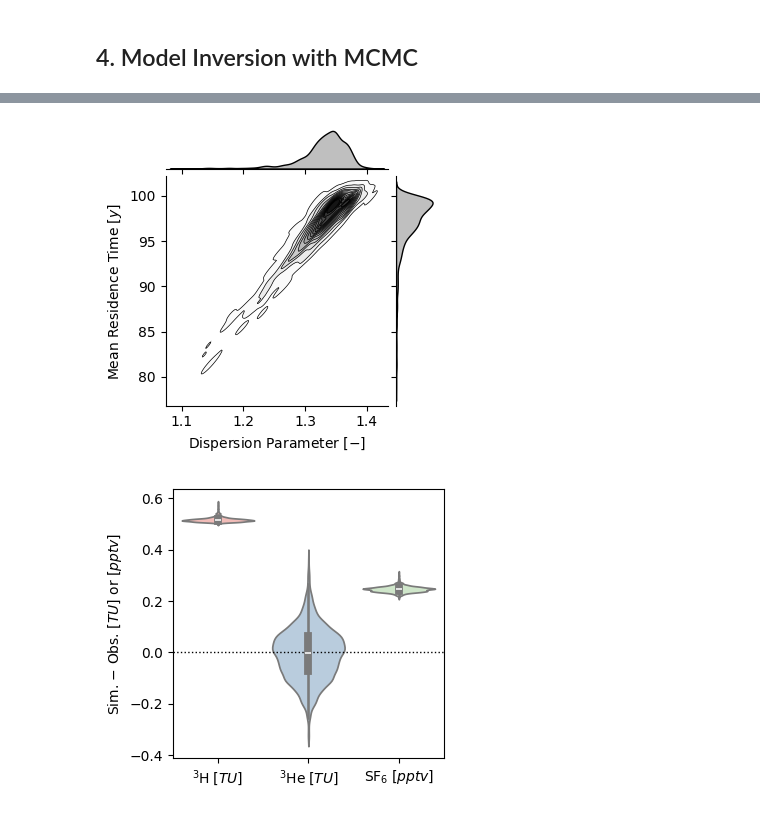
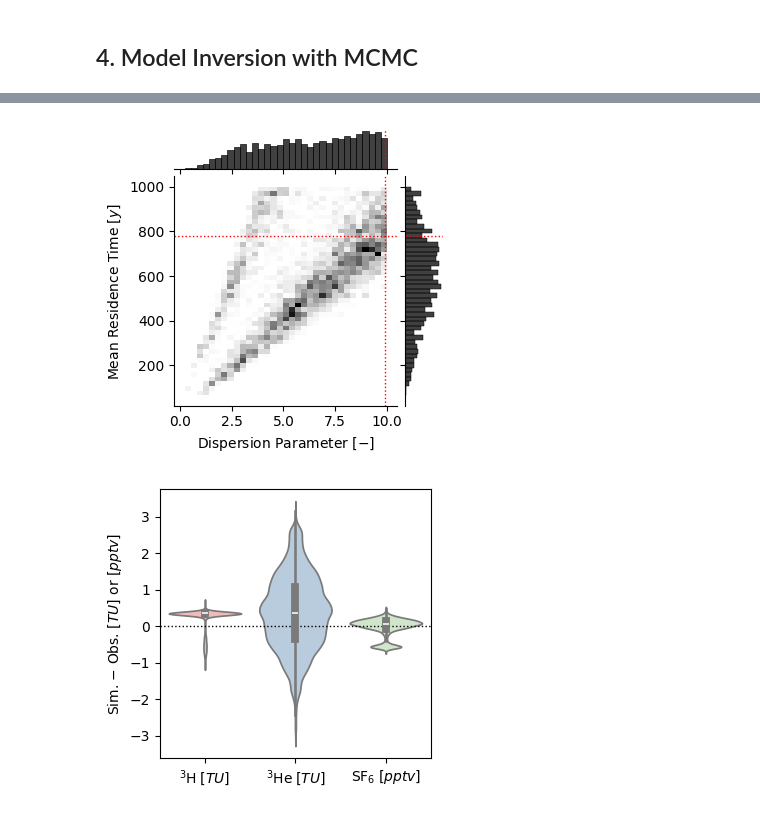
Before and after one commit to iGW-TU-Dresden/PyTracerLab, a Jupyter notebook: docs/examples/example_08.ipynb, the cells around one changed output, grey strips where cells are left out. Drawn from its saved outputs; the diff is of its cells as text; code cells hidden in the pictures.

```diff
--- a/docs/examples/example_08.ipynb
+++ b/docs/examples/example_08.ipynb
@@ -117,7 +117,7 @@ dm_dp_init = 0.8
 m.add_unit(
     ism.DMUnit(mtt=dm_mtt_init, DP=dm_dp_init),
     fraction=1.,
-    bounds=[(1.0, 100.), (0.1, 2.0)],
+    bounds=[(1.0, 1000.), (0.01, 10.0)],
     prefix="dm"
 )
 # %% [markdown]
@@ -127,6 +127,7 @@ m.add_unit(
 # mtt_range = np.linspace(1, 250, 150)
 # mtt_range = np.arange(1., 250., 10)
 mtt_range = np.logspace(0., 2.35, 91)
+mtt_range = np.logspace(0., 2.7, 91)
 
 # Create empty array of results
 results = np.zeros((3, len(mtt_range), len(input_series)))
@@ -401,14 +404,14 @@ plt.savefig("tracer_tracer_plots_benchmark.png", dpi=600)
 # create a solver
 solver = ism.Solver(m)
 # run MCMC
-res = solver.mcmc_sample(
+res = solver.dream_sample(
     n_samples=5000, # effective samples after burn-in and thinning
     burn_in=5000,
-    thin=2,
-    rw_scale=[0.01, 0.1,], # order: DP, mtt
-    rw_scale_isotropic=False,
-    sigma=0.1,
+    thin=1,
+    sigma=[1., 1., 0.5],
     random_state=42,
     return_sim=True,
-    set_model_state=False
+    set_model_state=False,
+    n_diff_pairs=1
 )
+print(res["gelman_rubin"])
@@ -448,27 +436,31 @@ ax[1].set_xlim(0, 5000)
 # %%
 # make dict from sample array
 sample_df = pd.DataFrame({
     "DP": res["samples"][::1, 0],
     "MTT": res["samples"][::1, 1],
 })
 
-p = sns.jointplot(sample_df, x="DP", y="MTT", kind="kde", height=3.5, cmap="binary",
-              fill=True, levels=15, linewidths=2., thresh=0.02,
+# p = sns.jointplot(sample_df, x="DP", y="MTT", kind="kde", height=3.5, cmap="binary",
+#               fill=True, levels=7, linewidths=2., thresh=0.02,
+#               marginal_kws={"color": "k", "fill": True})
+p = sns.jointplot(sample_df, x="DP", y="MTT", kind="hist", height=3.5, cmap="binary",
+              fill=True, thresh=0.02,
               marginal_kws={"color": "k", "fill": True})
-p.plot_joint(sns.kdeplot, color="k", zorder=10000, levels=15, linewidths=0.5, thresh=0.02)
-# p.refline(x=res["posterior_map"]["dm.DP"], y=res["posterior_map"]["dm.mtt"], color="r", lw=1., ls=":")
+# p.plot_joint(sns.kdeplot, color="k", zorder=10000, levels=7, linewidths=0.5, thresh=0.02)
+p.refline(x=res["posterior_map"]["dm.DP"], y=res["posterior_map"]["dm.mtt"], color="r", lw=1., ls=":")
 p.set_axis_labels(r"Dispersion Parameter $ [-] $", r"Mean Residence Time $ [y] $")
 
 plt.savefig("joint_posterior_benchmark.png", dpi=600)
 # %% [output]
-[figure, old version]
+[figure, new version]
 # %%
 # Get indices of time series that have observations (shared across all)
 obs_indices = np.arange(len(timestamps))[~np.isnan(obs_series).any(axis=1)]
 idx_select = 0
 
 # Get posterior simulations
-sim_data = res["sims"][:, obs_indices[idx_select], :]
+sim_data = res["sims"][:, :, obs_indices[idx_select], :]
+sim_data = sim_data.reshape((-1, sim_data.shape[-1]))
 obs_data = obs_series[obs_indices[idx_select], :]
 
 fig, ax = plt.subplots(1, 1, figsize=(3.5, 3.5))
@@ -481,4 +473,4 @@ ax.set_ylabel(r"Sim. $ - $ Obs. $  [TU] $ or $ [pptv] $")
 
 plt.savefig("errors_benchmark.png", dpi=600)
 # %% [output]
-[figure, old version]
+[figure, new version]
```
Also changed, not shown: parts of 6 cells of this notebook, 6 other files.
